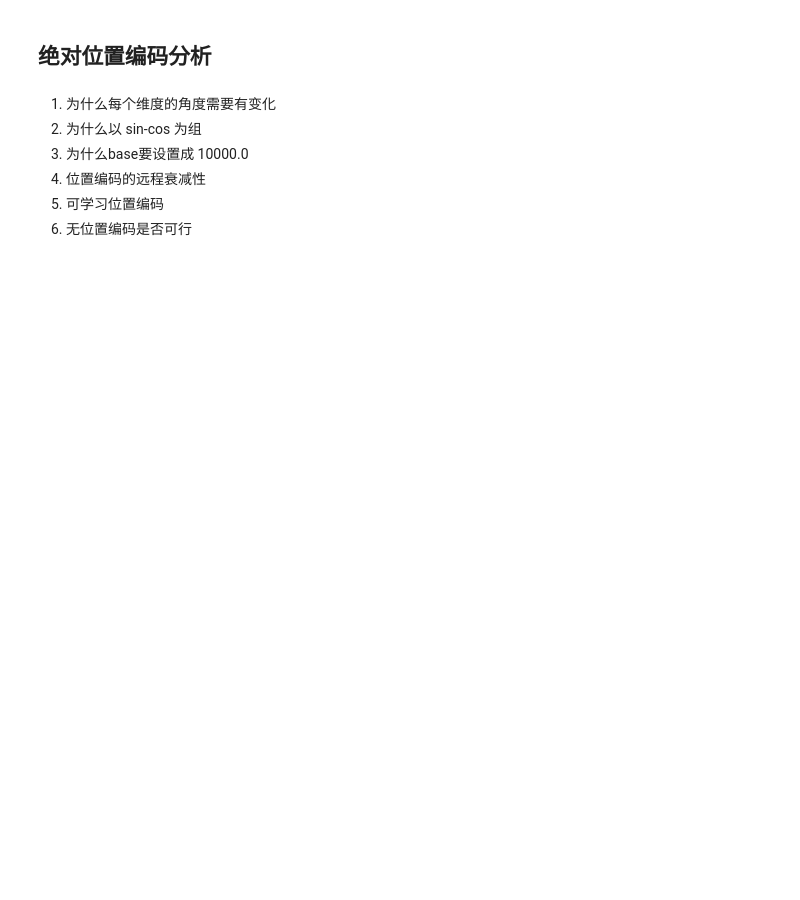
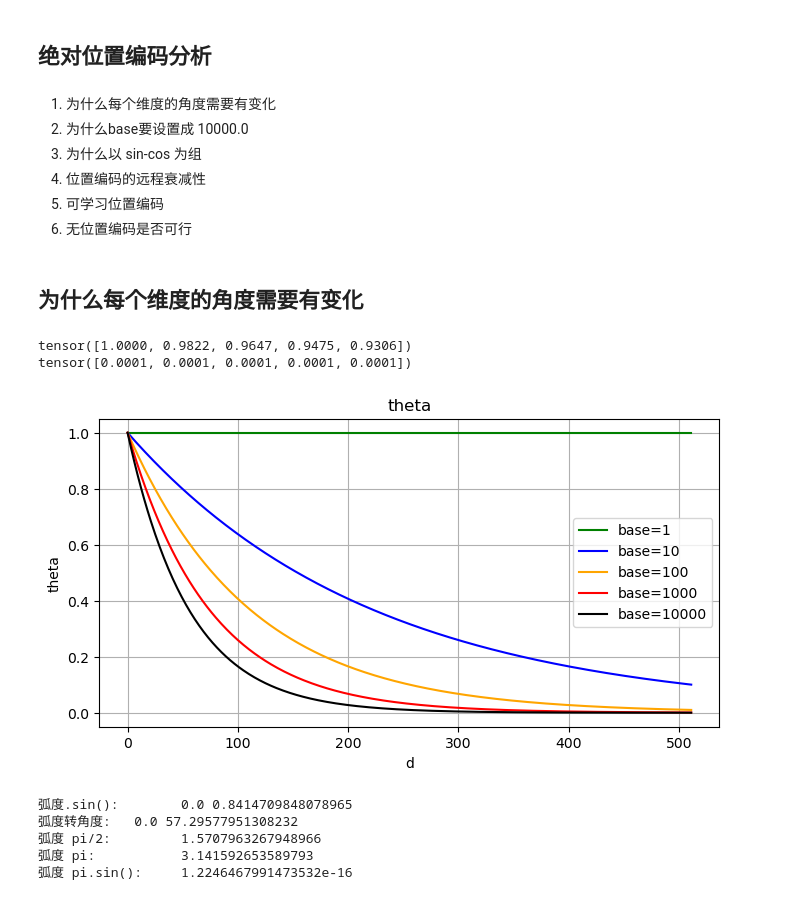
Before and after one commit to duani-excellence/MA-RLHF, a Jupyter notebook: lecture/lc2_transformer/Positional_Encoding.ipynb, the cells around one changed output. Cells and saved outputs as stored; diff of their text form; code cells hidden in the pictures; blank space fills up the shorter version.

```diff
--- a/lecture/lc2_transformer/Positional_Encoding.ipynb
+++ b/lecture/lc2_transformer/Positional_Encoding.ipynb
@@ -274,8 +269,59 @@ tensor([[-0.2684, -0.0155, -0.2947,  0.0571,  0.1456,  0.3240, -0.1990,  0.5573]
 ## 绝对位置编码分析
 # %% [markdown]
 1. 为什么每个维度的角度需要有变化
+2. 为什么base要设置成 10000.0
 3. 为什么以 sin-cos 为组
-4. 为什么base要设置成 10000.0
 5. 位置编码的远程衰减性
 6. 可学习位置编码
 7. 无位置编码是否可行
+# %% [markdown]
+## 为什么每个维度的角度需要有变化
+# %%
+d_model = 1024
+base = 10000.0
+
+def get_theta(d_model, base):
+    d = d_model // 2
+    i = torch.arange(d)
+    theta = base ** ( - i * 2 / d_model )
+    return theta
+
+theta = get_theta(d_model, base)
+print(theta[:5])
+print(theta[-5:])
+# %% [output]
+tensor([1.0000, 0.9822, 0.9647, 0.9475, 0.9306])
+tensor([0.0001, 0.0001, 0.0001, 0.0001, 0.0001])
+# %%
+import matplotlib.pyplot as plt
+
+
+plt.figure(figsize=(8, 4))
+
+x = torch.arange(d_model / 2).tolist()
+color_list = ['green', 'blue', 'orange', 'red', 'black']
+for i in range(5):
+    base = 10**i
+    y = get_theta(d_model, base).tolist()
+    plt.plot(x, y, label=f'base={base}', color=color_list[i], )
+
+plt.title("theta")
+plt.xlabel("d")
+plt.ylabel("theta")
+plt.legend()
+plt.grid(True)
+plt.show()
+# %% [output]
+[figure, added]
+# %%
+print('弧度.sin():\t', math.sin(0), math.sin(1))# 弧度对于的 sin 值
+print('弧度转角度:\t', math.degrees(0), math.degrees(1)) # 弧度转角度
+print('弧度 pi/2:\t', math.pi/2) # 90 degree
+print('弧度 pi:\t\t', math.pi) # 180 degree
+print('弧度 pi.sin():\t', math.sin(math.pi))
+# %% [output]
+弧度.sin():        0.0 0.8414709848078965
+弧度转角度:   0.0 57.29577951308232
+弧度 pi/2:         1.5707963267948966
+弧度 pi:           3.141592653589793
+弧度 pi.sin():     1.2246467991473532e-16
```
Also changed, not shown: parts of 27 cells of this notebook, 7 other files.
